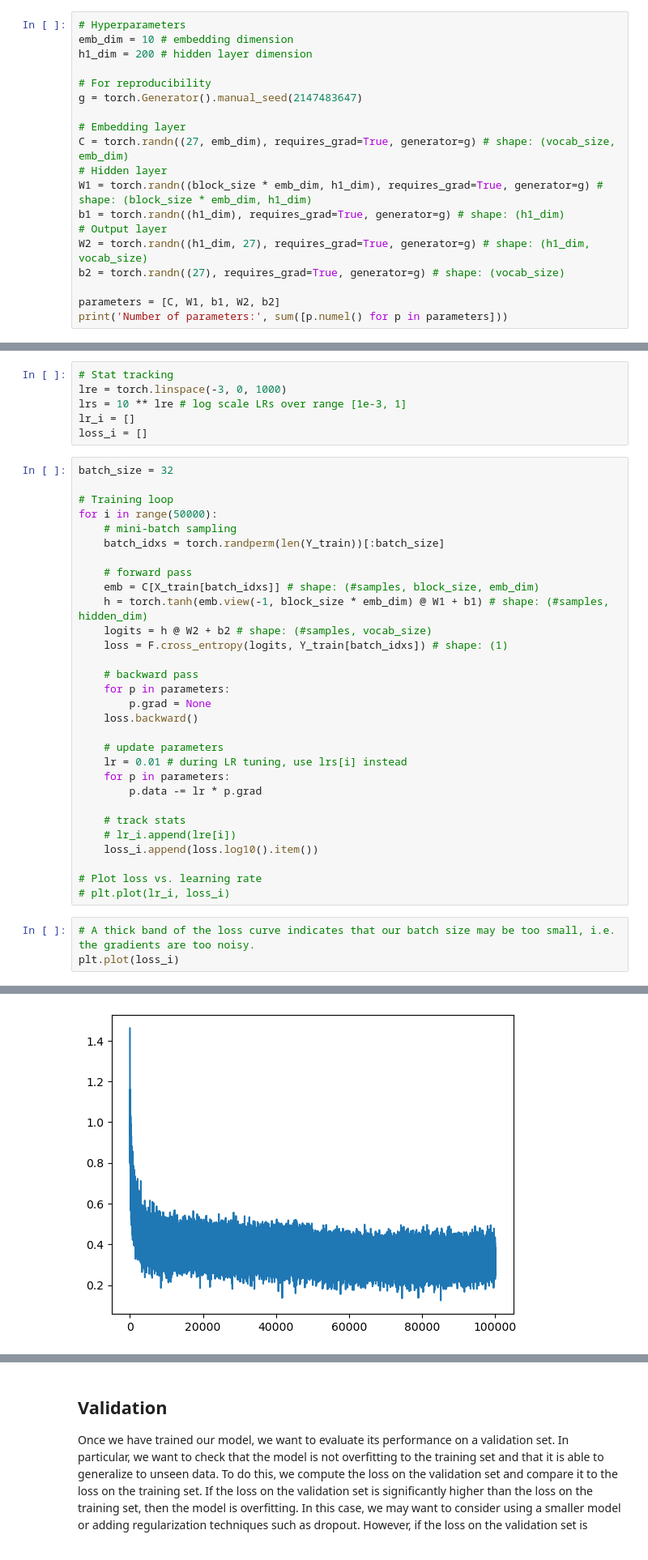
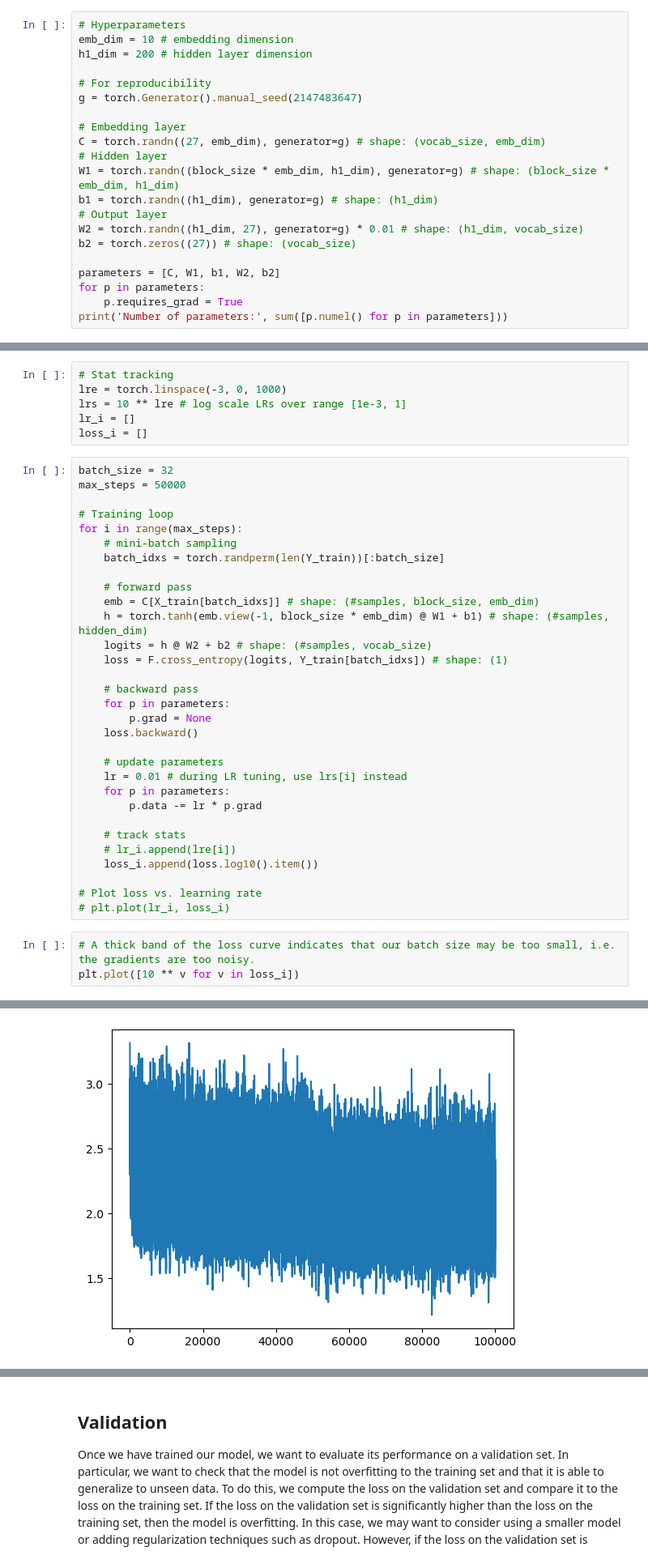
Before and after one commit to lapatric/makemore-tutorial, a Jupyter notebook: mm_mlp.ipynb, the cells around one changed output, grey strips where cells are left out. Shown at 81% size. Cells and saved outputs as stored; diff of their text form.

```diff
--- a/mm_mlp.ipynb
+++ b/mm_mlp.ipynb
@@ -88,15 +88,17 @@ h1_dim = 200 # hidden layer dimension
 g = torch.Generator().manual_seed(2147483647)
 
 # Embedding layer
-C = torch.randn((27, emb_dim), requires_grad=True, generator=g) # shape: (vocab_size, emb_dim)
+C = torch.randn((27, emb_dim), generator=g) # shape: (vocab_size, emb_dim)
 # Hidden layer
-W1 = torch.randn((block_size * emb_dim, h1_dim), requires_grad=True, generator=g) # shape: (block_size * emb_dim, h1_dim)
-b1 = torch.randn((h1_dim), requires_grad=True, generator=g) # shape: (h1_dim)
+W1 = torch.randn((block_size * emb_dim, h1_dim), generator=g) # shape: (block_size * emb_dim, h1_dim)
+b1 = torch.randn((h1_dim), generator=g) # shape: (h1_dim)
 # Output layer
-W2 = torch.randn((h1_dim, 27), requires_grad=True, generator=g) # shape: (h1_dim, vocab_size)
-b2 = torch.randn((27), requires_grad=True, generator=g) # shape: (vocab_size)
+W2 = torch.randn((h1_dim, 27), generator=g) * 0.01 # shape: (h1_dim, vocab_size)
+b2 = torch.zeros((27)) # shape: (vocab_size)
 
 parameters = [C, W1, b1, W2, b2]
+for p in parameters:
+    p.requires_grad = True
 print('Number of parameters:', sum([p.numel() for p in parameters]))
 # %% [output]
 Number of parameters: 11897
@@ -120,9 +122,10 @@ lr_i = []
 loss_i = []
 # %%
 batch_size = 32
+max_steps = 50000
 
 # Training loop
-for i in range(50000):
+for i in range(max_steps):
     # mini-batch sampling
     batch_idxs = torch.randperm(len(Y_train))[:batch_size]
 
@@ -150,7 +153,7 @@ for i in range(50000):
 # plt.plot(lr_i, loss_i)
 # %%
 # A thick band of the loss curve indicates that our batch size may be too small, i.e. the gradients are too noisy.
-plt.plot(loss_i)
+plt.plot([10 ** v for v in loss_i])
 # %% [output]
 [<matplotlib.lines.Line2D at 0x...>]
-[figure, old version]
+[figure, new version]
```
Also changed, not shown: parts of 5 cells of this notebook.
